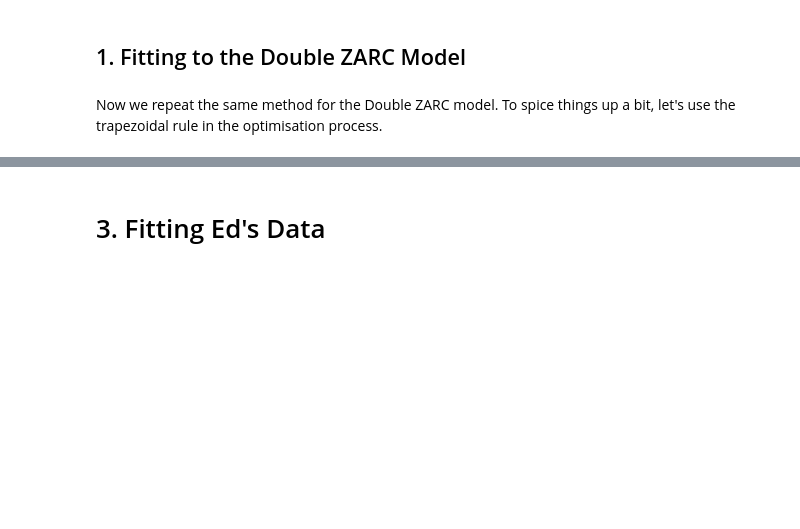
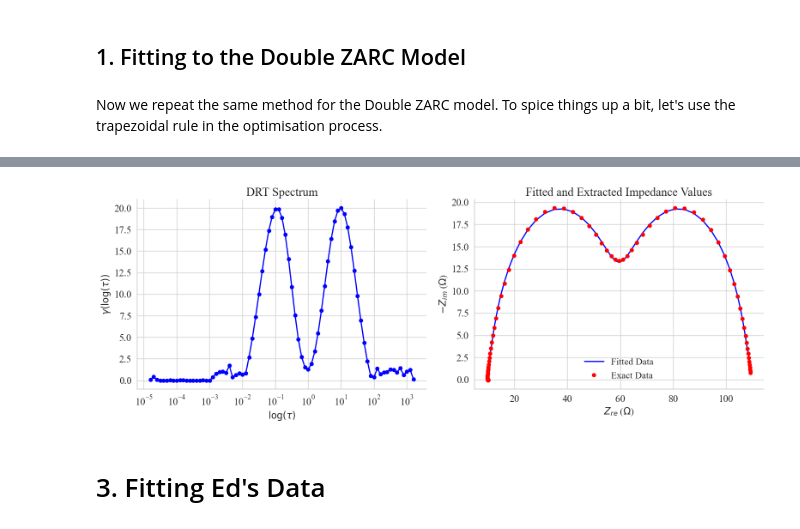
Before and after one commit to murphytarra/nanodrt, a Jupyter notebook: demo_notebook.ipynb, the cells around one changed output, grey strips where cells are left out. Saved outputs shown, nothing was run; the diff lists cells and outputs as text; code cells hidden in the pictures; blank space fills up the shorter version.

```diff
--- a/demo_notebook.ipynb
+++ b/demo_notebook.ipynb
@@ -132,3 +131,9 @@ plt.show()
+# %%
+
+plot = Plot(final_sim, measurement)
+plot.show()
+# %% [output]
+[figure, added]
 # %% [markdown]
 # 3. Fitting Ed's Data
 # %% [markdown]
```
Also changed, not shown: parts of 10 cells of this notebook, 2 other files.
